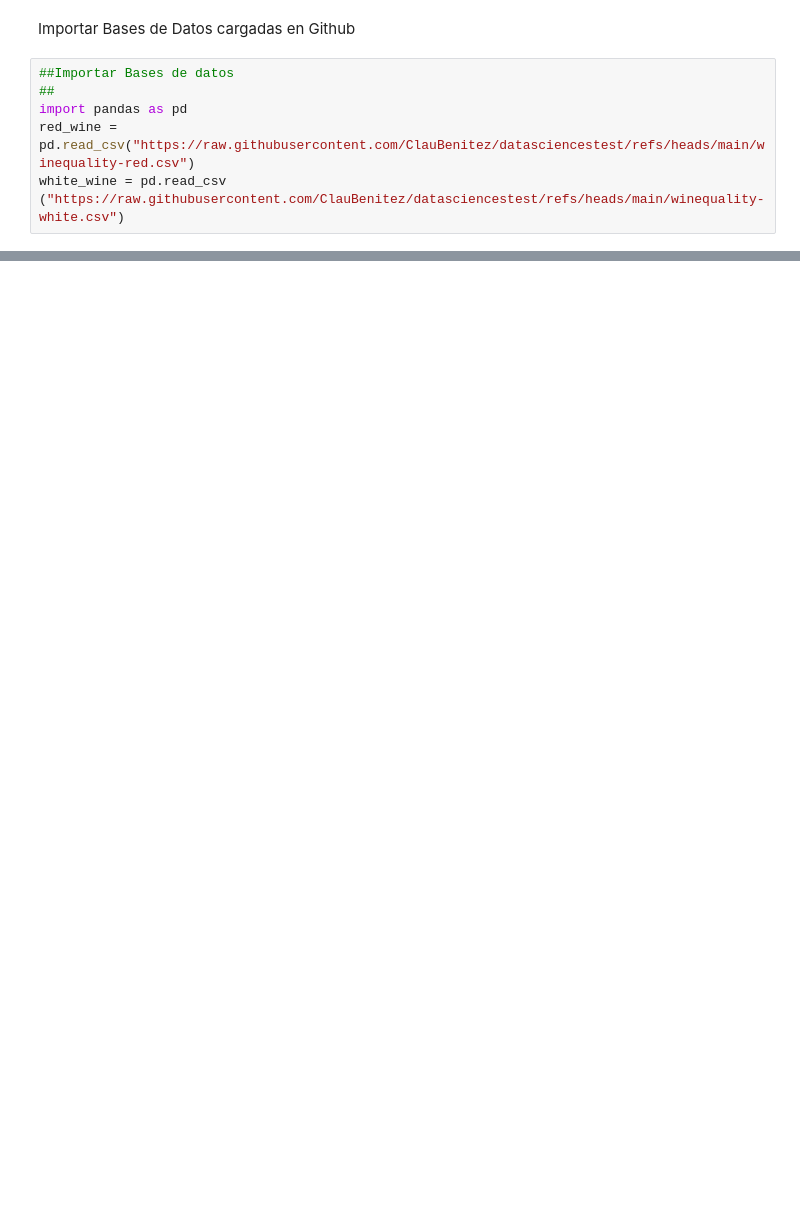
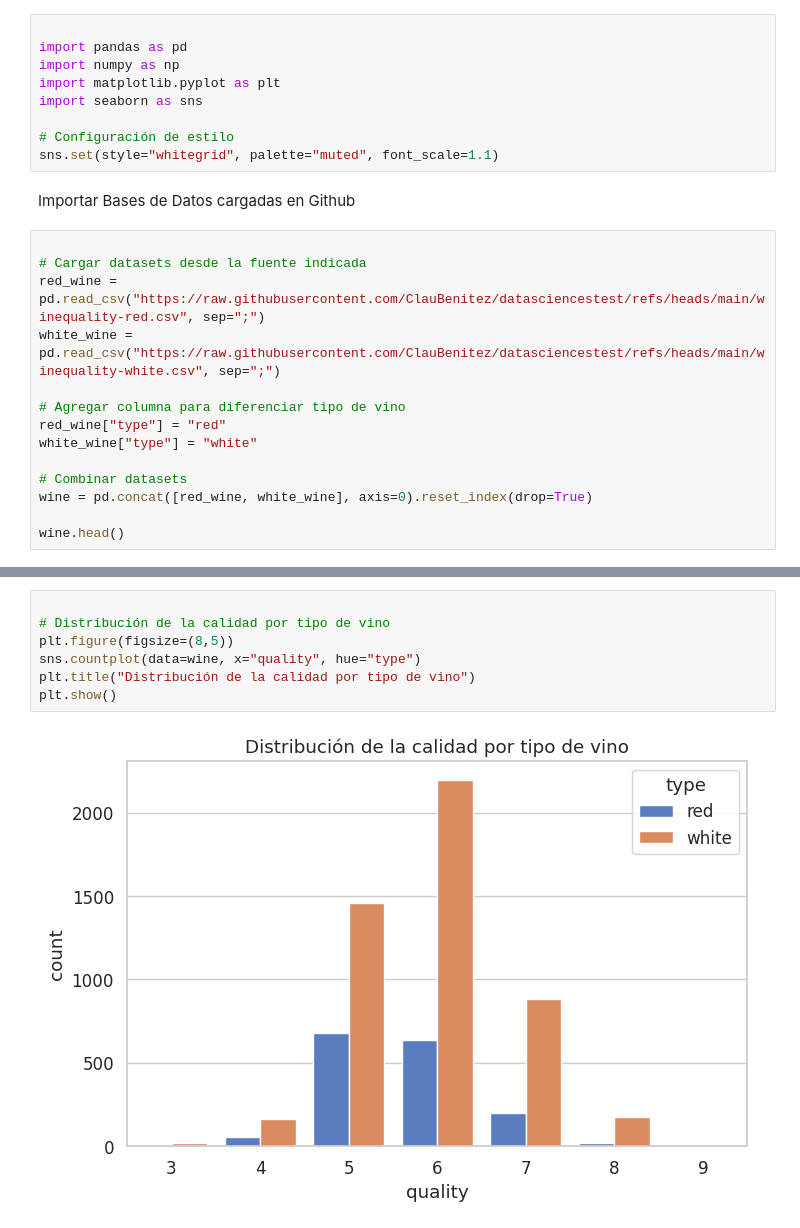
Before and after one commit to ClauBenitez/datasciencestest, a Jupyter notebook: DataSciencetestCLBenitez.ipynb, the cells around one changed output, grey strips where cells are left out. Cells and saved outputs as stored; diff of their text form; blank space fills up the shorter version.

```diff
--- a/DataSciencetestCLBenitez.ipynb
+++ b/DataSciencetestCLBenitez.ipynb
@@ -3,8 +42,25 @@
+# %%
+
+import pandas as pd
+import numpy as np
+import matplotlib.pyplot as plt
+import seaborn as sns
+
+# Configuración de estilo
+sns.set(style="whitegrid", palette="muted", font_scale=1.1)
 # %% [markdown]
 Importar Bases de Datos cargadas en Github
 # %%
-##Importar Bases de datos
-##
-import pandas as pd
-red_wine = pd.read_csv("https://raw.githubusercontent.com/ClauBenitez/datasciencestest/refs/heads/main/winequality-red.csv")
-white_wine = pd.read_csv ("https://raw.githubusercontent.com/ClauBenitez/datasciencestest/refs/heads/main/winequality-white.csv")
+
+# Cargar datasets desde la fuente indicada
+red_wine = pd.read_csv("https://raw.githubusercontent.com/ClauBenitez/datasciencestest/refs/heads/main/winequality-red.csv", sep=";")
+white_wine = pd.read_csv("https://raw.githubusercontent.com/ClauBenitez/datasciencestest/refs/heads/main/winequality-white.csv", sep=";")
+
+# Agregar columna para diferenciar tipo de vino
+red_wine["type"] = "red"
+white_wine["type"] = "white"
+
+# Combinar datasets
+wine = pd.concat([red_wine, white_wine], axis=0).reset_index(drop=True)
+
+wine.head()
@@ -54,0 +137,9 @@ memory usage: 152.3+ KB
+# %%
+
+# Distribución de la calidad por tipo de vino
+plt.figure(figsize=(8,5))
+sns.countplot(data=wine, x="quality", hue="type")
+plt.title("Distribución de la calidad por tipo de vino")
+plt.show()
+# %% [output]
+[figure, added]
```
Also changed, not shown: parts of 18 cells of this notebook.
